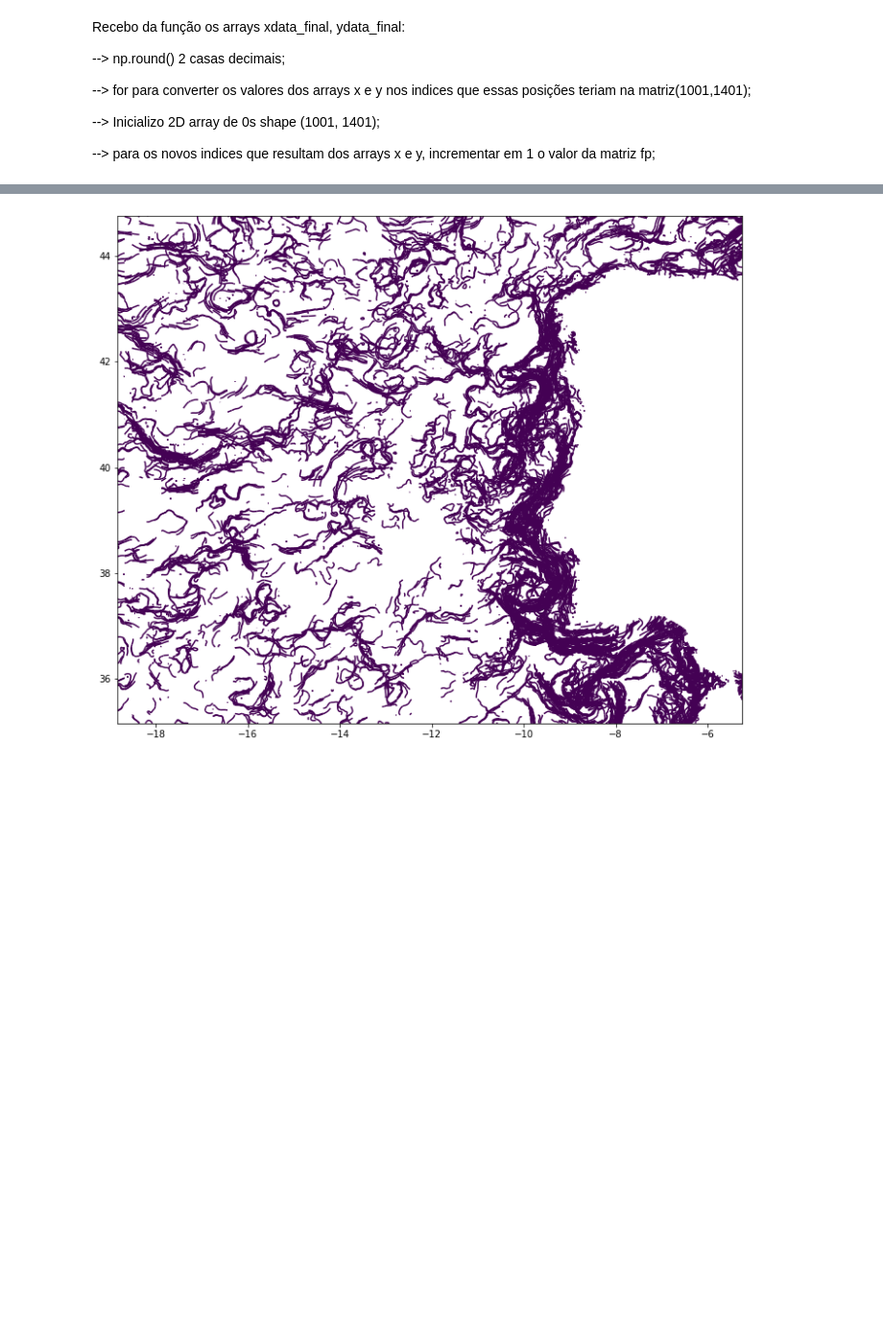
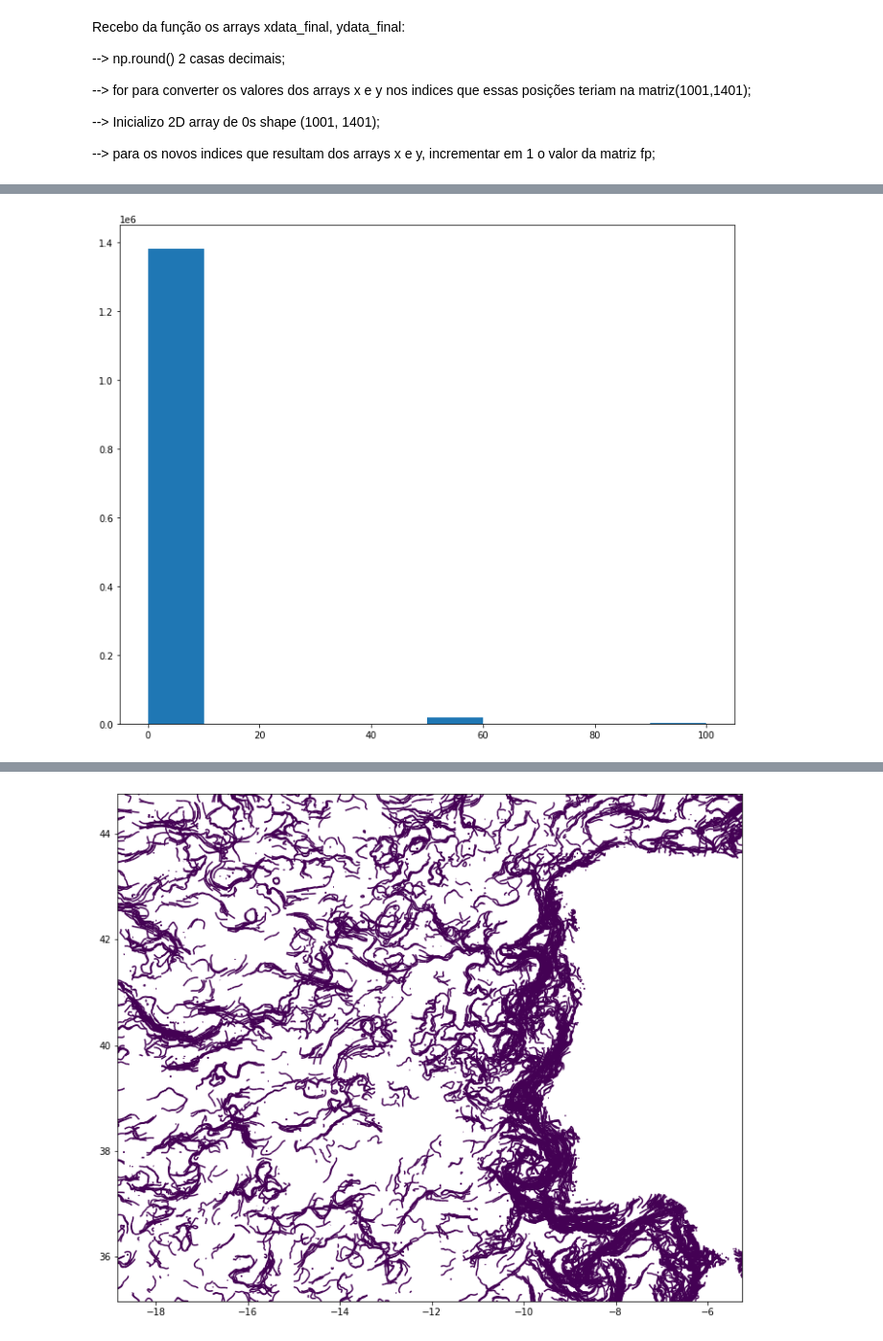
Before and after one commit to CoLAB-ATLANTIC/JUNO, a Jupyter notebook: notebooks/CayulaCornillon_frontal_prob.ipynb, the cells around one changed output, grey strips where cells are left out. Shown at 96% size. Drawn from its saved outputs; the diff is of its cells as text; code cells hidden in the pictures; blank space fills up the shorter version.

```diff
--- a/notebooks/CayulaCornillon_frontal_prob.ipynb
+++ b/notebooks/CayulaCornillon_frontal_prob.ipynb
@@ -573 +556,5 @@ masked_array(
+# %%
+plt.hist(fp.flatten());
+# %% [output]
+[figure, added]
 # %%
```
Also changed, not shown: parts of 15 cells of this notebook, 9 other files.
